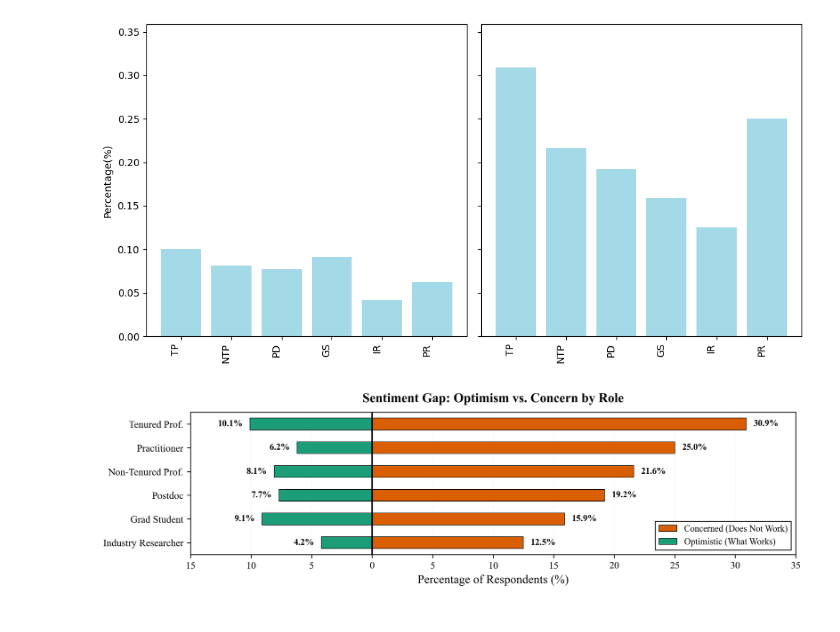
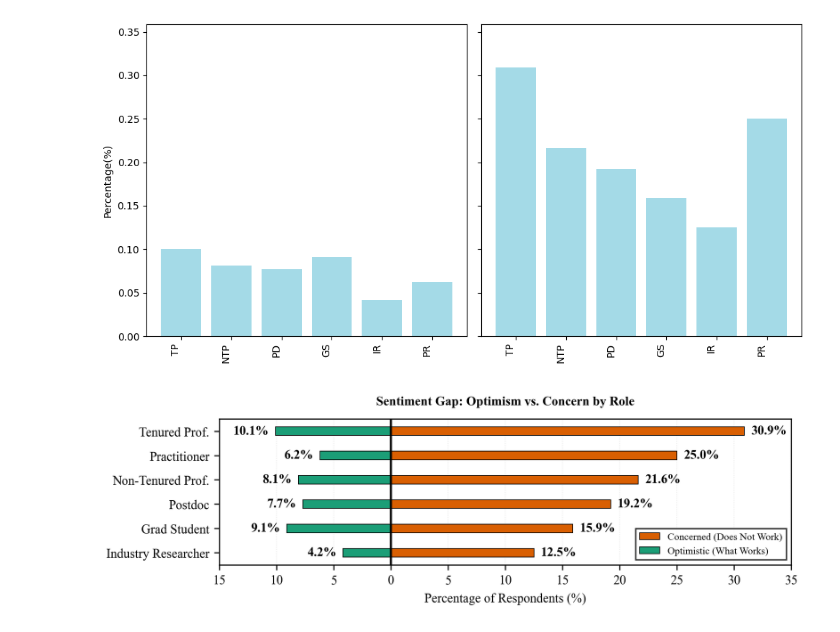
Before and after one commit to RAISEDAL/FoSE2026-Replication-Package, a Jupyter notebook: RQ1.ipynb, the cells around one changed output. Cells and saved outputs as stored; diff of their text form; code cells hidden in the pictures.

Commit message:
feat: updated the graphs

```diff
--- a/RQ1.ipynb
+++ b/RQ1.ipynb
@@ -326,9 +326,6 @@ plt.show()
 import matplotlib.pyplot as plt
 import numpy as np
 
-# Data provided in the prompt
-# Dictionary 1: Larger values (approx 12-30%).
-# Based on the axis limit (-15, 35) in the original code, this must be the positive side (Right/Concern).
 data_concern_raw = {
     'Untenured university faculty member': 0.21621621621621623,
     'Tenured university faculty member': 0.3087248322147651,
@@ -338,8 +335,6 @@ data_concern_raw = {
     'Postdoctoral researcher': 0.19230769230769232
 }
 
-# Dictionary 2: Smaller values (approx 4-10%).
-# Based on limits, this fits on the negative side (Left/Optimism).
 data_optimism_raw = {
     'Untenured university faculty member': 0.08108108108108109,
     'Tenured university faculty member': 0.10067114093959731,
@@ -350,7 +345,6 @@ data_optimism_raw = {
 }
 
 def plot_diverging_demographics():
-    # Define the display roles and their order
     roles_display = [
         'Industry Researcher',
         'Grad Student',
@@ -385,17 +379,17 @@ def plot_diverging_demographics():
     plt.rcParams.update({
         'font.family': 'serif',
         'font.serif': ['Times New Roman', 'Times', 'DejaVu Serif'],
-        'font.size': 11,
-        'axes.labelsize': 12,
-        'axes.titlesize': 13,
-        'xtick.labelsize': 10,
-        'ytick.labelsize': 10,
+        'font.size': 9,
+        'axes.labelsize': 9,
+        'axes.titlesize': 9,
+        'xtick.labelsize': 9,
+        'ytick.labelsize': 9,
         'figure.dpi': 300,
     })
 
-    fig, ax = plt.subplots(figsize=(10, 3.0))
+    fig, ax = plt.subplots(figsize=(7, 2.3))
 
-    bar_height = 0.5
+    bar_height = 0.35
     y_positions = np.arange(len(roles_display))
 
     # Plot bars
@@ -426,32 +420,32 @@ def plot_diverging_demographics():
     ax.axvline(0, color='black', linewidth=1.5)
 
     ax.set_xlabel('Percentage of Respondents (%)')
     ax.set_title('Sentiment Gap: Optimism vs. Concern by Role', fontweight='bold', pad=10)
 
     # X-axis formatting
     ax.set_xlim(-15, 35)
     ax.set_xticks(np.arange(-15, 36, 5))
     ax.set_xticklabels([f"{int(abs(t))}" for t in ax.get_xticks()])
 
     ax.grid(axis='x', alpha=0.3, linestyle=':', linewidth=0.5)
     ax.set_axisbelow(True)
 
     # Add text annotations
     for i, (c, o) in enumerate(zip(concern_vals, optimism_vals)):
         # Right annotation
         ax.text(c + 0.6, i, f"{c}%", va='center', ha='left',
                 fontsize=9, fontweight='bold')
         # Left annotation (position at -value)
         ax.text(-o - 0.6, i, f"{o}%", va='center', ha='right',
                 fontsize=9, fontweight='bold')
 
     # Legend
-    ax.legend(loc='lower right', frameon=True, fontsize=9,
+    ax.legend(loc='lower right', frameon=True, fontsize=7,
               edgecolor='black', fancybox=False)
 
     plt.tight_layout()
     plt.show()
 
 plot_diverging_demographics()
 # %% [output]
-[figure, old version]
+[figure, new version]
```
